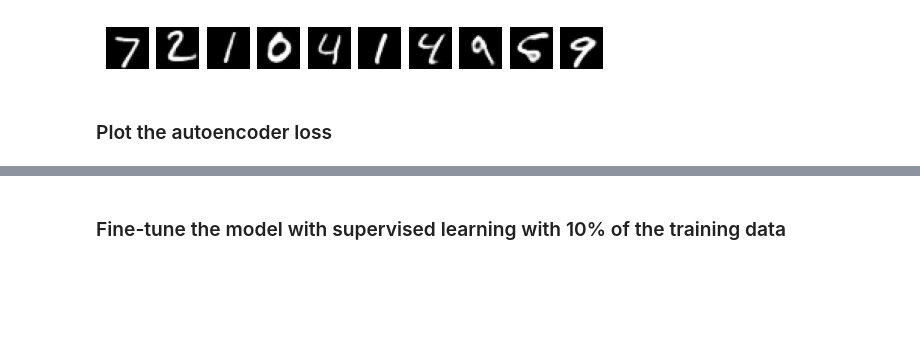
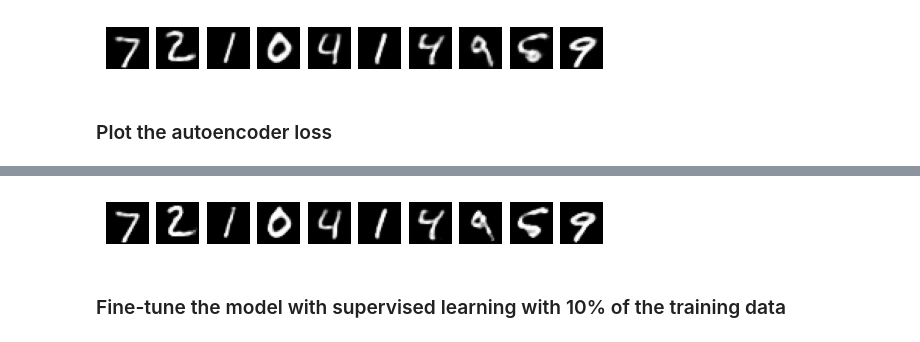
Before and after one commit to erikssommer/ssl-autoencoder-mnist, a Jupyter notebook: notebooks/autoencoder.ipynb, the cells around one changed output, grey strips where cells are left out. Drawn from its saved outputs; the diff is of its cells as text; code cells hidden in the pictures; blank space fills up the shorter version.

```diff
--- a/notebooks/autoencoder.ipynb
+++ b/notebooks/autoencoder.ipynb
@@ -145,0 +149,16 @@ plt.show()
+# %%
+# Testing if model can be tranfered
+encoder = tf.keras.models.load_model('../models/encoder.h5')
+decoder = tf.keras.models.load_model('../models/decoder.h5')
+
+autoencoder = tf.keras.models.Sequential([encoder, decoder])
+autoencoder.compile("adam", loss = "mean_squared_error")
+
+# Plot the 10 first images in the test set
+predicted = autoencoder.predict(x_test[:10], verbose=0)
+
+for i in range(10):
+    plt.subplot(1, 10, i+1)
+    plt.imshow(predicted[i], cmap='gray')
+    plt.axis('off')
+# %% [output]
@@ -146,3 +167,4 @@ plt.show()
+[figure, added]
 # %% [markdown]
 ### Fine-tune the model with supervised learning with 10% of the training data
 # %%
```
Also changed, not shown: parts of 18 cells of this notebook, 4 other files.
